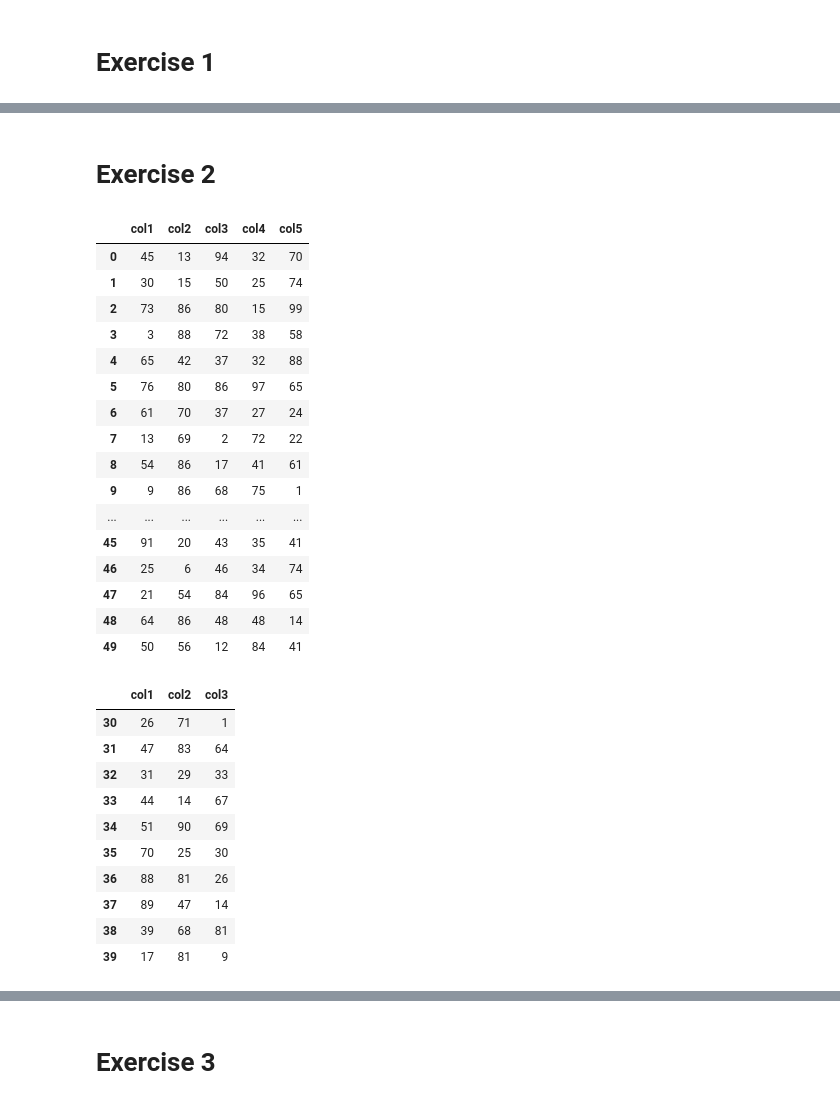
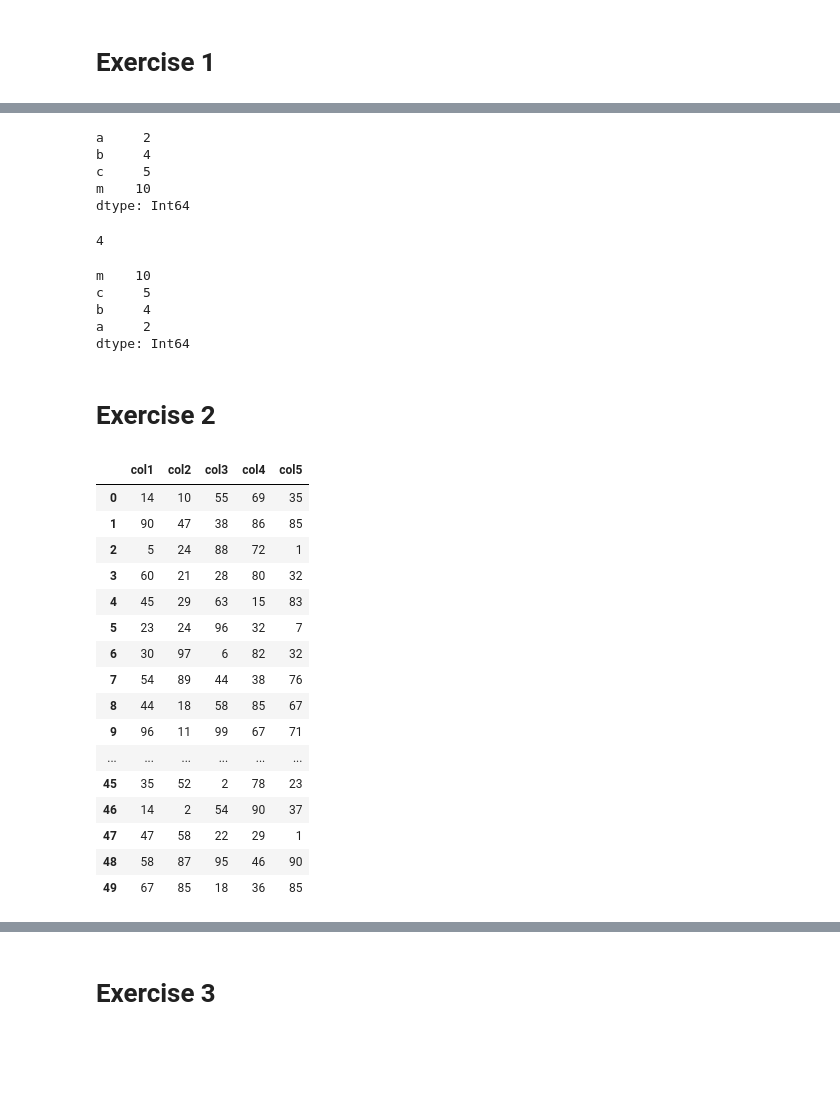
Before and after one commit to araul3927/ML_Intern, a Jupyter notebook: pandas-assignment/pandas-assignment.ipynb, the cells around one changed output, grey strips where cells are left out. Cells and saved outputs as stored; diff of their text form; code cells hidden in the pictures; blank space fills up the shorter version.

```diff
--- a/pandas-assignment/pandas-assignment.ipynb
+++ b/pandas-assignment/pandas-assignment.ipynb
@@ -71,38 +55,50 @@ dtype: object
+# %%
+#sort alphabetically
+ds = ds.sort_index()
+ds
+# %% [output]
+a     2
+b     4
+c     5
+m    10
+dtype: Int64
+# %%
+# count of unique element
+unique_count = ds.nunique()
+unique_count
+# %% [output]
+4
+# %%
+#sort descending
+ds = ds.sort_index(ascending=False)
+ds
+# %% [output]
+m    10
+c     5
+b     4
+a     2
+dtype: Int64
 # %% [markdown]
 # Exercise 2
 # %%
 # dataframe having 5 columns and 50 random data
 df = pd.DataFrame(np.random.randint(100,size =(50, 5)) ,columns = ['col1','col2','col3','col4','col5'])
-display(df)
-
-# Retrieve the data from index 30-40 with the first 3 columns (Note: Use column index only)
-df.iloc[30:40, :3]
+df
 # %% [output]
 |  | col1 | col2 | col3 | col4 | col5 |
-| 0 | 45 | 13 | 94 | 32 | 70 |
-| 1 | 30 | 15 | 50 | 25 | 74 |
-| 2 | 73 | 86 | 80 | 15 | 99 |
-| 3 | 3 | 88 | 72 | 38 | 58 |
-| 4 | 65 | 42 | 37 | 32 | 88 |
-| 5 | 76 | 80 | 86 | 97 | 65 |
-| 6 | 61 | 70 | 37 | 27 | 24 |
-| 7 | 13 | 69 | 2 | 72 | 22 |
-| 8 | 54 | 86 | 17 | 41 | 61 |
-| 9 | 9 | 86 | 68 | 75 | 1 |
+| 0 | 14 | 10 | 55 | 69 | 35 |
+| 1 | 90 | 47 | 38 | 86 | 85 |
+| 2 | 5 | 24 | 88 | 72 | 1 |
+| 3 | 60 | 21 | 28 | 80 | 32 |
+| 4 | 45 | 29 | 63 | 15 | 83 |
+| 5 | 23 | 24 | 96 | 32 | 7 |
+| 6 | 30 | 97 | 6 | 82 | 32 |
+| 7 | 54 | 89 | 44 | 38 | 76 |
+| 8 | 44 | 18 | 58 | 85 | 67 |
+| 9 | 96 | 11 | 99 | 67 | 71 |
 | ... | ... | ... | ... | ... | ... |
-| 45 | 91 | 20 | 43 | 35 | 41 |
-| 46 | 25 | 6 | 46 | 34 | 74 |
-| 47 | 21 | 54 | 84 | 96 | 65 |
-| 48 | 64 | 86 | 48 | 48 | 14 |
-| 49 | 50 | 56 | 12 | 84 | 41 |
+| 45 | 35 | 52 | 2 | 78 | 23 |
+| 46 | 14 | 2 | 54 | 90 | 37 |
+| 47 | 47 | 58 | 22 | 29 | 1 |
+| 48 | 58 | 87 | 95 | 46 | 90 |
+| 49 | 67 | 85 | 18 | 36 | 85 |
-|  | col1 | col2 | col3 |
-| 30 | 26 | 71 | 1 |
-| 31 | 47 | 83 | 64 |
-| 32 | 31 | 29 | 33 |
-| 33 | 44 | 14 | 67 |
-| 34 | 51 | 90 | 69 |
-| 35 | 70 | 25 | 30 |
-| 36 | 88 | 81 | 26 |
-| 37 | 89 | 47 | 14 |
-| 38 | 39 | 68 | 81 |
-| 39 | 17 | 81 | 9 |
```
Also changed, not shown: parts of 29 cells of this notebook.
